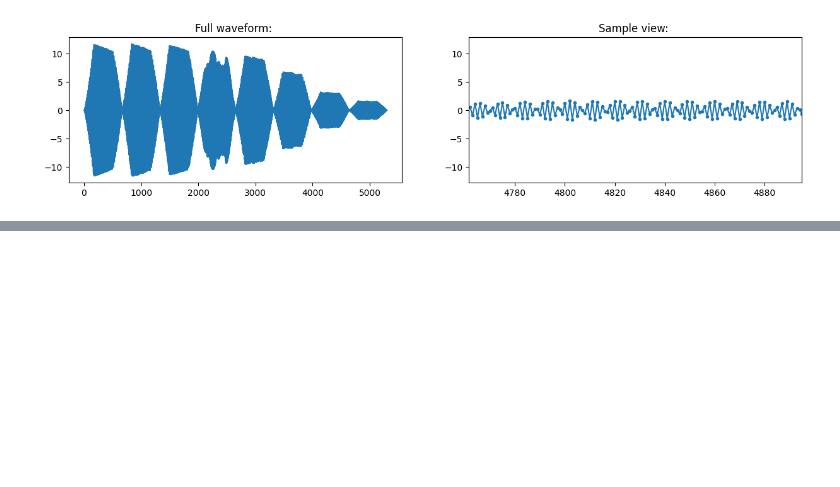
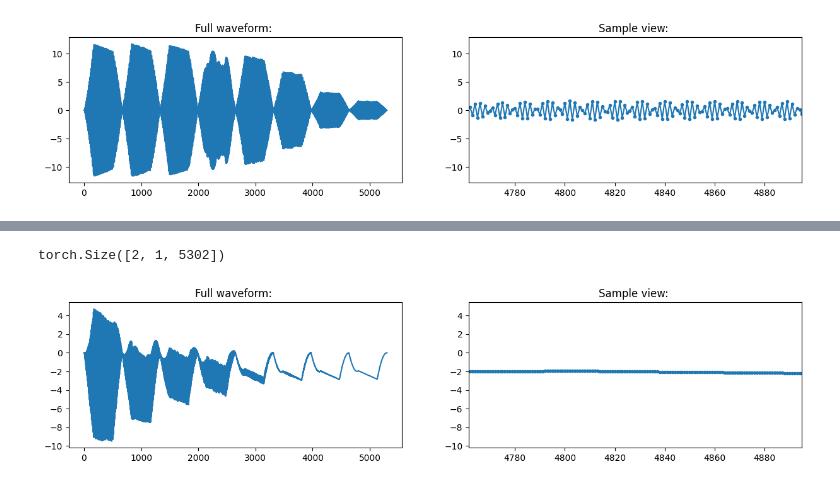
Before and after one commit to vnlinh112/IConNet, a Jupyter notebook: notebooks/fft.ipynb, the cells around one changed output, grey strips where cells are left out. Saved outputs shown, nothing was run; the diff lists cells and outputs as text; code cells hidden in the pictures; blank space fills up the shorter version.

```diff
--- a/notebooks/fft.ipynb
+++ b/notebooks/fft.ipynb
@@ -309,0 +360,9 @@ torch.Size([2, 1, 5302])
+# %%
+ry8 = IConNet.signal.downsample_wave(Y, 44500, 890, lowpass_filter_width=512,
+                                     orig_freq_max=600)
+print(ry8.shape)
+IConNet.signal.visualize_waveform(y=ry8[0][0].numpy(), sr=890, zoom_xlim=[5.35,5.5])
+sf.write('s4_890_highcut600.wav', ry8[0][0].numpy(), 890)
+# %% [output]
+torch.Size([2, 1, 5302])
+[figure, added]
```
Also changed, not shown: parts of 17 cells of this notebook, 3 other files.
